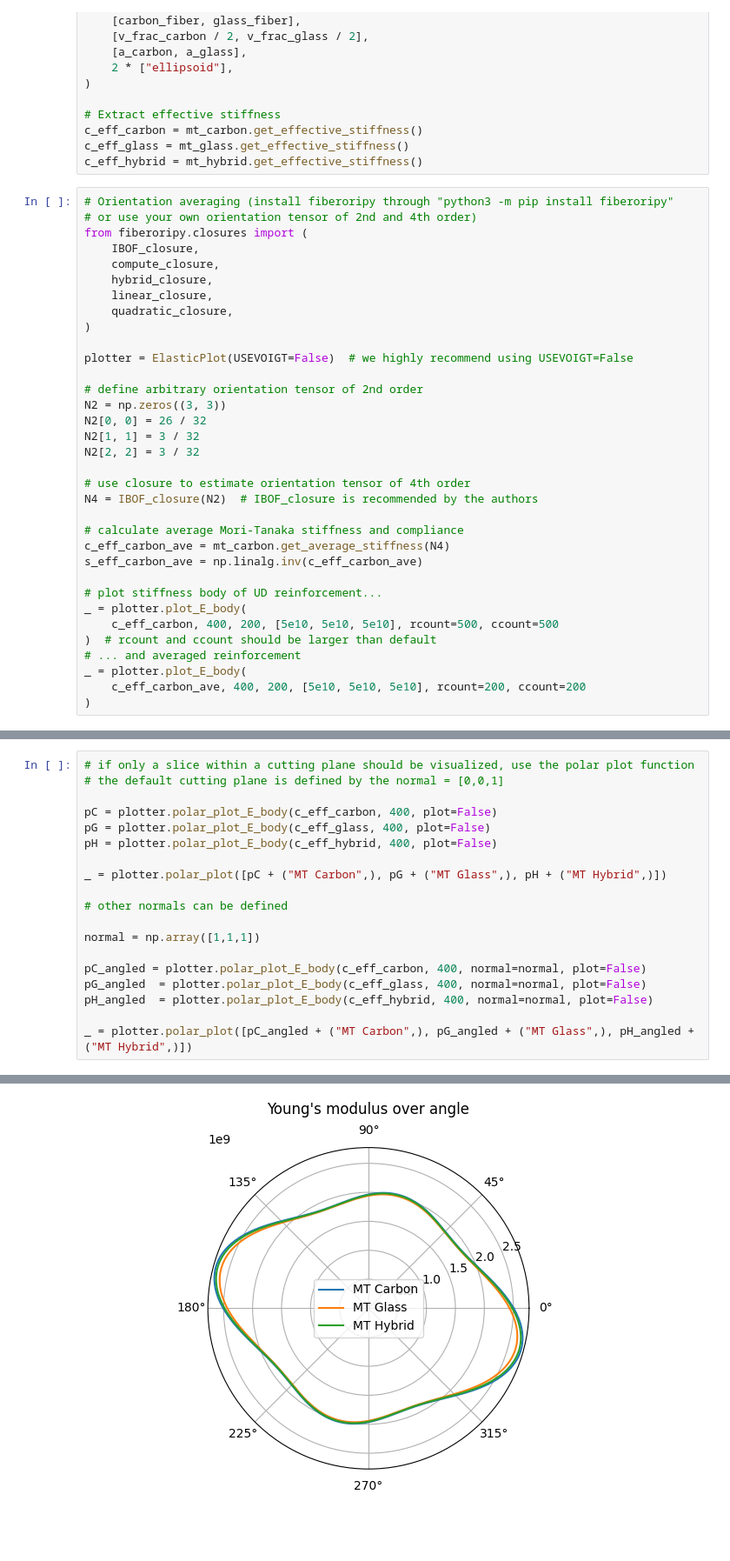
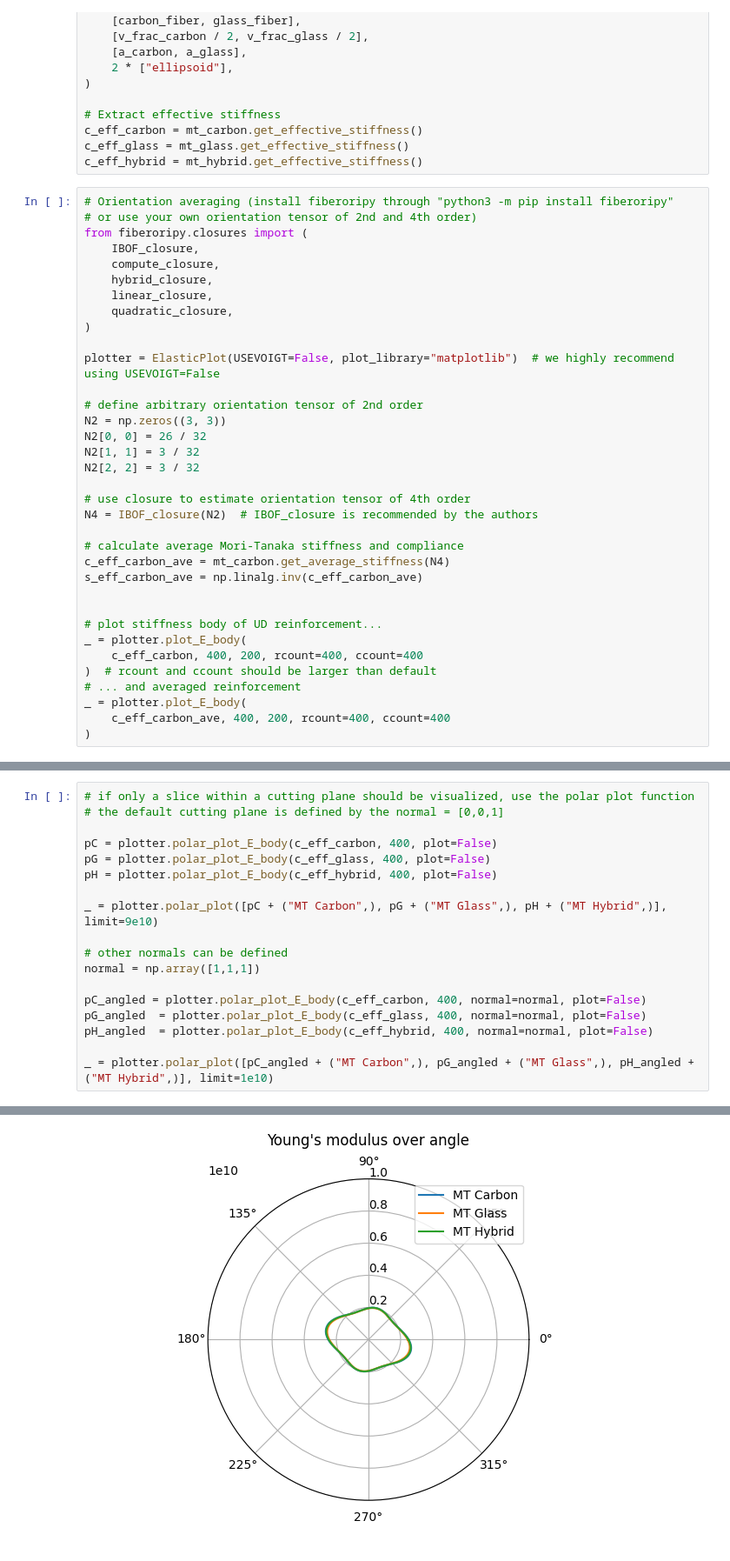
Before and after one commit to Extraweich/homopy, a Jupyter notebook: examples/Introduction.ipynb, the cells around one changed output, grey strips where cells are left out. Shown at 87% size. Saved outputs shown, nothing was run; the diff lists cells and outputs as text.

```diff
--- a/examples/Introduction.ipynb
+++ b/examples/Introduction.ipynb
@@ -42,7 +42,7 @@ from fiberoripy.closures import (
     quadratic_closure,
 )
 
-plotter = ElasticPlot(USEVOIGT=False)  # we highly recommend using USEVOIGT=False
+plotter = ElasticPlot(USEVOIGT=False, plot_library="matplotlib")  # we highly recommend using USEVOIGT=False
 
 # define arbitrary orientation tensor of 2nd order
 N2 = np.zeros((3, 3))
@@ -57,12 +57,13 @@ N4 = IBOF_closure(N2)  # IBOF_closure is recommended by the authors
 c_eff_carbon_ave = mt_carbon.get_average_stiffness(N4)
 s_eff_carbon_ave = np.linalg.inv(c_eff_carbon_ave)
 
+
 # plot stiffness body of UD reinforcement...
 _ = plotter.plot_E_body(
-    c_eff_carbon, 400, 200, [5e10, 5e10, 5e10], rcount=500, ccount=500
+    c_eff_carbon, 400, 200, rcount=400, ccount=400
 )  # rcount and ccount should be larger than default
 # ... and averaged reinforcement
 _ = plotter.plot_E_body(
-    c_eff_carbon_ave, 400, 200, [5e10, 5e10, 5e10], rcount=200, ccount=200
+    c_eff_carbon_ave, 400, 200, rcount=400, ccount=400
 )
 # %% [output]
@@ -76,15 +77,14 @@ pC = plotter.polar_plot_E_body(c_eff_carbon, 400, plot=False)
 pG = plotter.polar_plot_E_body(c_eff_glass, 400, plot=False)
 pH = plotter.polar_plot_E_body(c_eff_hybrid, 400, plot=False)
 
-_ = plotter.polar_plot([pC + ("MT Carbon",), pG + ("MT Glass",), pH + ("MT Hybrid",)])
+_ = plotter.polar_plot([pC + ("MT Carbon",), pG + ("MT Glass",), pH + ("MT Hybrid",)], limit=9e10)
 
 # other normals can be defined
-
 normal = np.array([1,1,1])
 
 pC_angled = plotter.polar_plot_E_body(c_eff_carbon, 400, normal=normal, plot=False)
 pG_angled  = plotter.polar_plot_E_body(c_eff_glass, 400, normal=normal, plot=False)
 pH_angled  = plotter.polar_plot_E_body(c_eff_hybrid, 400, normal=normal, plot=False)
 
-_ = plotter.polar_plot([pC_angled + ("MT Carbon",), pG_angled + ("MT Glass",), pH_angled + ("MT Hybrid",)])
+_ = plotter.polar_plot([pC_angled + ("MT Carbon",), pG_angled + ("MT Glass",), pH_angled + ("MT Hybrid",)], limit=1e10)
 # %% [output]
@@ -92,4 +92,4 @@ _ = plotter.polar_plot([pC_angled + ("MT Carbon",), pG_angled + ("MT Glass",), p
-[figure, old version]
+[figure, new version]
 # %%
 # if you want to visualize the slice in 3D, just go ahead with ...
 
```
Also changed, not shown: parts of 5 cells of this notebook, 2 other files.
